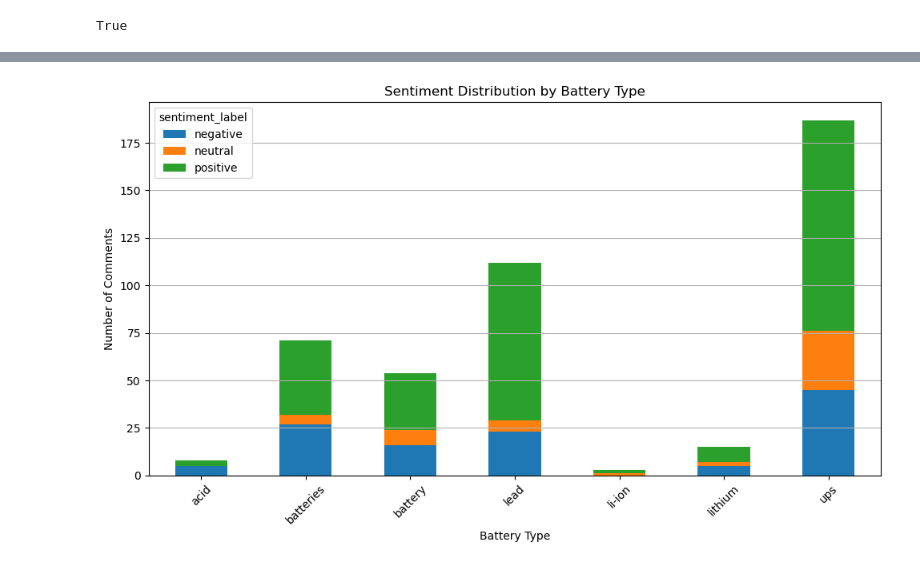
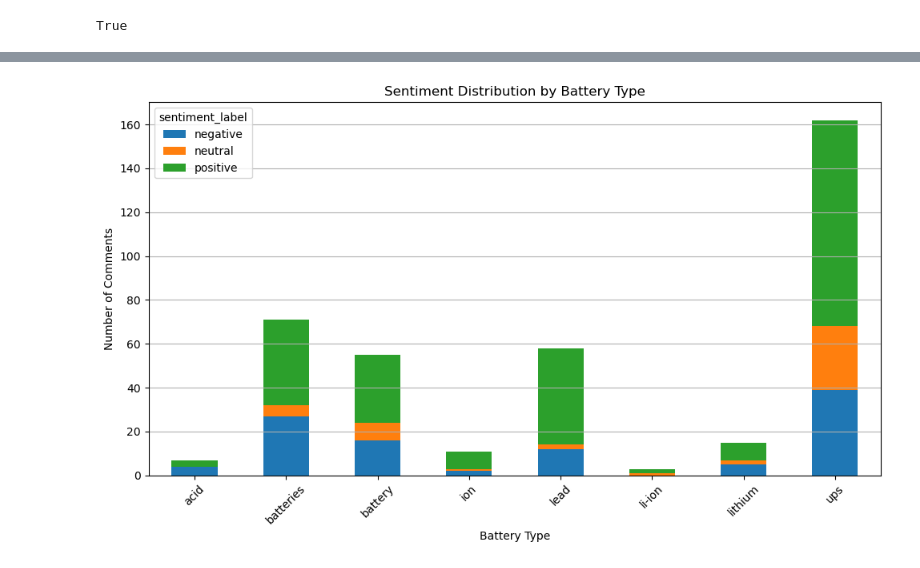
Before and after one commit to rsm-lcapobianco/mysite, a Jupyter notebook: Personnel/Reddit_Sentiment/Reddit_Scrape.ipynb, the cells around one changed output, grey strips where cells are left out. Drawn from its saved outputs; the diff is of its cells as text; code cells hidden in the pictures.

```diff
--- a/Personnel/Reddit_Sentiment/Reddit_Scrape.ipynb
+++ b/Personnel/Reddit_Sentiment/Reddit_Scrape.ipynb
@@ -15,7 +14,7 @@ Matplotlib created a temporary cache directory at /tmp/matplotlib-miy9g9hg becau
 # %%
-clientid = '-----------'
-client_secret = '---------------'
-user_agent = "script:reddit-sentiment-analyzer:v1.0 (by u/-------)"
+clientid = ''
+client_secret = ''
+user_agent = ""
 # %%
 reddit = praw.Reddit(
     client_id=clientid,
@@ -32,2 +29,15 @@ True
+# %%
+import re
+
+def find_matched_terms(text, terms):
+    matched = []
+    for term in terms:
+        # Word-boundary search (e.g., matches "lead" but not "leadership")
+        pattern = rf'\b{re.escape(term)}\b'
+        if re.search(pattern, text, flags=re.IGNORECASE):
+            matched.append(term)
+    return matched
 # %%
 tar_sub = 'datacenter'
+battery_terms = ['battery', 'batteries', 'lithium', 'li-ion', 'sodium', 'lead', 'acid', 'ups','sodium','ion']
+time_filter = 'all'
@@ -39,18 +44,15 @@ tar_sub = 'datacenter'
 # %%
-import pandas as pd
-
-battery_terms = ['battery', 'batteries', 'lithium', 'li-ion', 'sodium', 'lead', 'acid', 'ups']
 data = []
 seen_comments = set()
 
 for term in battery_terms:
-    for submission in reddit.subreddit(tar_sub).search(term, sort="top", time_filter="all"):
+    for submission in reddit.subreddit(tar_sub).search(term, sort="top", time_filter=time_filter):
         submission.comments.replace_more(limit=0)
         for comment in submission.comments.list():
             if comment.id in seen_comments:
                 continue
             text = comment.body.lower()
-            matched_terms = [bt for bt in battery_terms if bt in text]
+            matched_terms = find_matched_terms(text, battery_terms)
             if matched_terms:
                 data.append({
                     'comment_id': comment.id,
@@ -103,30 +130,30 @@ df.head(3)
 # %%
 import pandas as pd
 import matplotlib.pyplot as plt
 
 # Simulate a sample of the df for visualization
-data = {
+df_viz = pd.DataFrame({
     'matched_terms': df['matched_terms'],
     'sentiment_label': df['sentiment_label']
-}
+})
+df_exploded = df_viz.explode('matched_terms')
 
-df = pd.DataFrame(data)
 
 # Explode matched_terms to allow grouping by single term
-df_exploded = df.explode('matched_terms')
+df_exploded = df_viz.explode('matched_terms')
 
 # Count sentiment labels per battery type
 sentiment_counts = df_exploded.groupby(['matched_terms', 'sentiment_label']).size().unstack(fill_value=0)
 
 # Plot the sentiment distribution per battery type
 sentiment_counts.plot(kind='bar', stacked=True, figsize=(10, 6))
 plt.title('Sentiment Distribution by Battery Type')
 plt.xlabel('Battery Type')
 plt.ylabel('Number of Comments')
 plt.xticks(rotation=45)
 plt.tight_layout()
 plt.grid(axis='y')
 
 plt.show()
 # %% [output]
-[figure, old version]
+[figure, new version]
```
Also changed, not shown: parts of 25 cells of this notebook, 17 other files.
